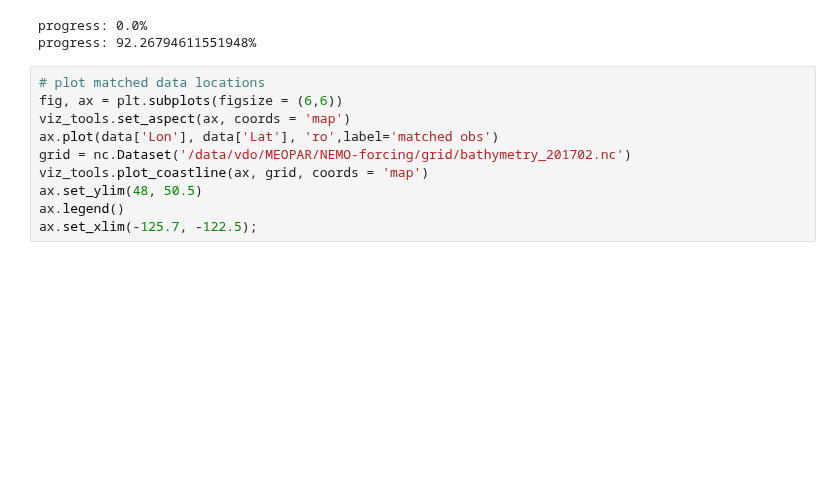
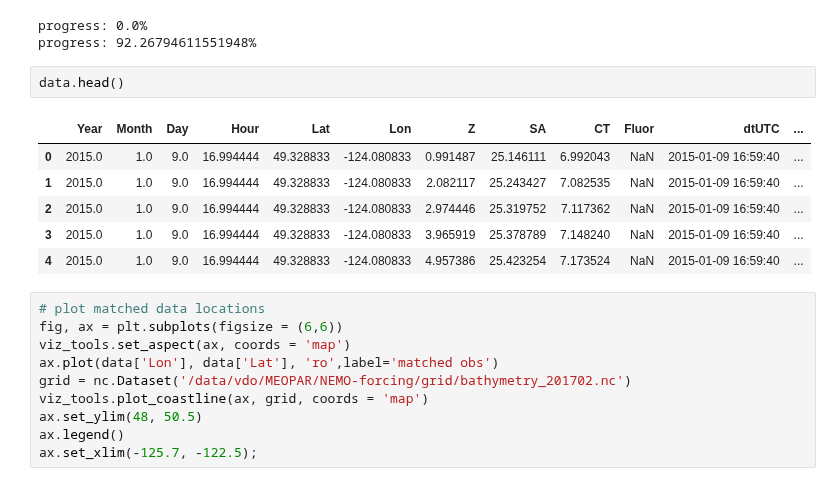
Before and after one commit to SalishSeaCast/analysis-elise-2, a Jupyter notebook: notebooks/forSusan/evalTSExample_DFOCTD.ipynb, the cells around one changed output. Cells and saved outputs as stored; diff of their text form; blank space fills up the shorter version.

```diff
--- a/notebooks/forSusan/evalTSExample_DFOCTD.ipynb
+++ b/notebooks/forSusan/evalTSExample_DFOCTD.ipynb
@@ -55,6 +55,15 @@ data=et.matchData(data=df1,filemap=filemap, fdict=fdict, mod_start=start_date, m
 # %% [output]
 progress: 0.0%
 progress: 92.26794611551948%
+# %%
+data.head()
+# %% [output]
+|  | Year | Month | Day | Hour | Lat | Lon | Z | SA | CT | Fluor | dtUTC | ... |
+| 0 | 2015.0 | 1.0 | 9.0 | 16.994444 | 49.328833 | -124.080833 | 0.991487 | 25.146111 | 6.992043 | NaN | 2015-01-09 16:59:40 | ... |
+| 1 | 2015.0 | 1.0 | 9.0 | 16.994444 | 49.328833 | -124.080833 | 2.082117 | 25.243427 | 7.082535 | NaN | 2015-01-09 16:59:40 | ... |
+| 2 | 2015.0 | 1.0 | 9.0 | 16.994444 | 49.328833 | -124.080833 | 2.974446 | 25.319752 | 7.117362 | NaN | 2015-01-09 16:59:40 | ... |
+| 3 | 2015.0 | 1.0 | 9.0 | 16.994444 | 49.328833 | -124.080833 | 3.965919 | 25.378789 | 7.148240 | NaN | 2015-01-09 16:59:40 | ... |
+| 4 | 2015.0 | 1.0 | 9.0 | 16.994444 | 49.328833 | -124.080833 | 4.957386 | 25.423254 | 7.173524 | NaN | 2015-01-09 16:59:40 | ... |
 # %%
 # plot matched data locations
 fig, ax = plt.subplots(figsize = (6,6))
```
Also changed, not shown: parts of 2 cells of this notebook, 1 other file.
